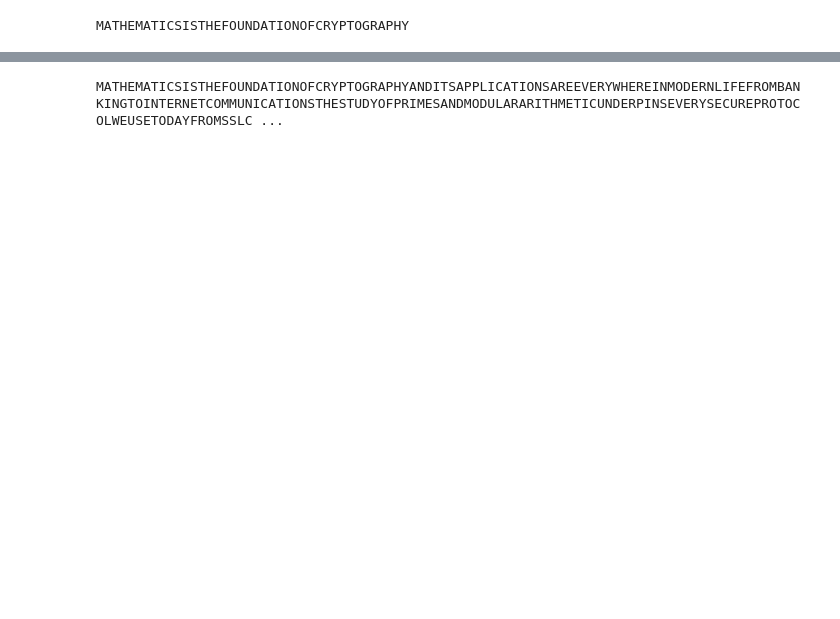
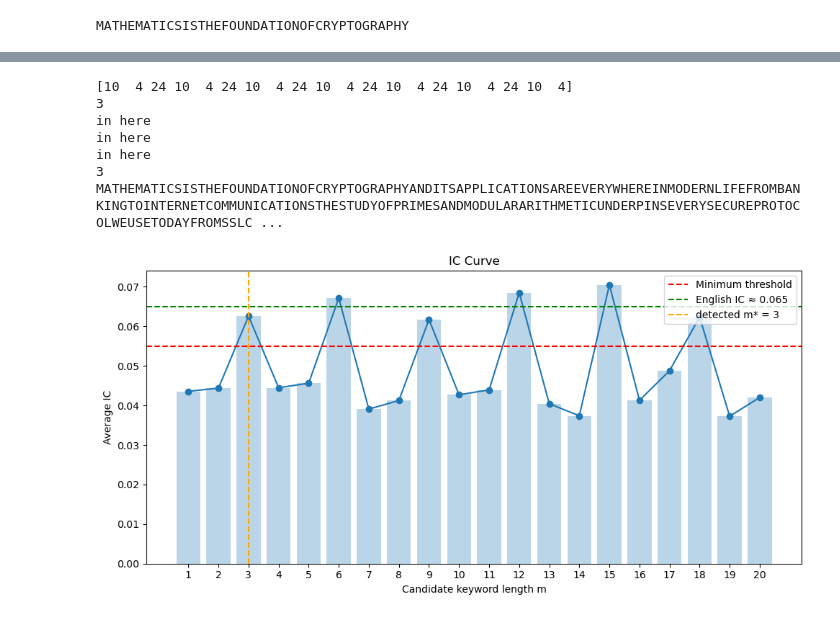
Before and after one commit to AdelinChaushev/Softuni_Math_For_Developers_Course_Project, a Jupyter notebook: ModernCryptography.ipynb, the cells around one changed output, grey strips where cells are left out. Saved outputs shown, nothing was run; the diff lists cells and outputs as text; code cells hidden in the pictures; blank space fills up the shorter version.

Commit message:
Added IC and letter frequency distribution graphics

```diff
--- a/ModernCryptography.ipynb
+++ b/ModernCryptography.ipynb
@@ -671,11 +694,12 @@ def score_english(result):
     return -chi2
 # %%
 def decrypt_caesar_array(subset):
+    subset = subset[subset <= 25]
     ordered_chars = np.bincount(subset, minlength=26)
     shifts = np.array([np.roll(ordered_chars, k) for k in range(26)])
     scores = shifts @ english_freq
     key = (26 - np.argmax(scores)) % 26
-
+    print("in here")
     return (subset - key) % 26
 # %%
 def break_vigenere(cipher_text):
@@ -689,14 +713,14 @@ def break_vigenere(cipher_text):
     english_ic_threshold = 0.055
     candidates = [i + 1 for i, ic in enumerate(avg_Ics) if ic > english_ic_threshold]
     minimum = min(candidates) if candidates else np.argmax(avg_Ics) + 1
-
+    print(minimum)
     subsets = [chars[i::minimum] for i in range(minimum)]
     decrypted_subsets = [decrypt_caesar_array(s) for s in subsets]
     result = np.empty(len(chars), dtype=int)
     for i, decrypted_subset in enumerate(decrypted_subsets):
         result[i::minimum] = decrypted_subset
 
-    return ''.join((result + ord('A')).astype(np.uint8).tobytes().decode())
+    return (''.join((result + ord('A')).astype(np.uint8).tobytes().decode()),avg_Ics,max_length,minimum)
 # %%
 key = "KEY"
 vigenere_demo = (
@@ -708,7 +732,14 @@ vigenere_demo = (
 )
 encrypt_vigenere = vigenere_cipher_encryption(vigenere_demo,key)
 
-dec = break_vigenere(encrypt_vigenere)
-print(enc)
+dec , ICs , max_length , minimum  = break_vigenere(encrypt_vigenere)
+print(minimum)
+print(dec)
 assert vigenere_demo == dec
 # %% [output]
+[10  4 24 10  4 24 10  4 24 10  4 24 10  4 24 10  4 24 10  4]
+3
+in here
+in here
+in here
+3
@@ -715,0 +747,20 @@ MATHEMATICSISTHEFOUNDATIONOFCRYPTOGRAPHYANDITSAPPLICATIONSAREEVERYWHEREINMODERNL
+# %%
+def graph_Ics(ics , max_length,minimum) :
+    x = np.arange(1, max_length + 1)
+    fig, ax = plt.subplots(figsize=(10, 5))
+    ax.bar(x, ics, alpha=0.3)
+    ax.plot(x, ics, marker='o')
+    ax.axhline(0.055, linestyle='--' ,color="red", label="Minimum threshold")
+    ax.axhline(0.065, linestyle='--' ,color="green",label="English IC ≈ 0.065")
+    ax.axvline(minimum, linestyle='--',color="orange", label=f"detected m* = {minimum}")
+    ax.set_xlabel("Candidate keyword length m")
+    ax.set_ylabel("Average IC")
+    ax.set_xticks(x)
+    ax.legend()
+    ax.set_title("IC Curve")
+    plt.tight_layout()
+    plt.show()
+# %%
+graph_Ics(ICs,max_length,minimum)
+# %% [output]
+[figure, added]
```
Also changed, not shown: parts of 6 cells of this notebook.
